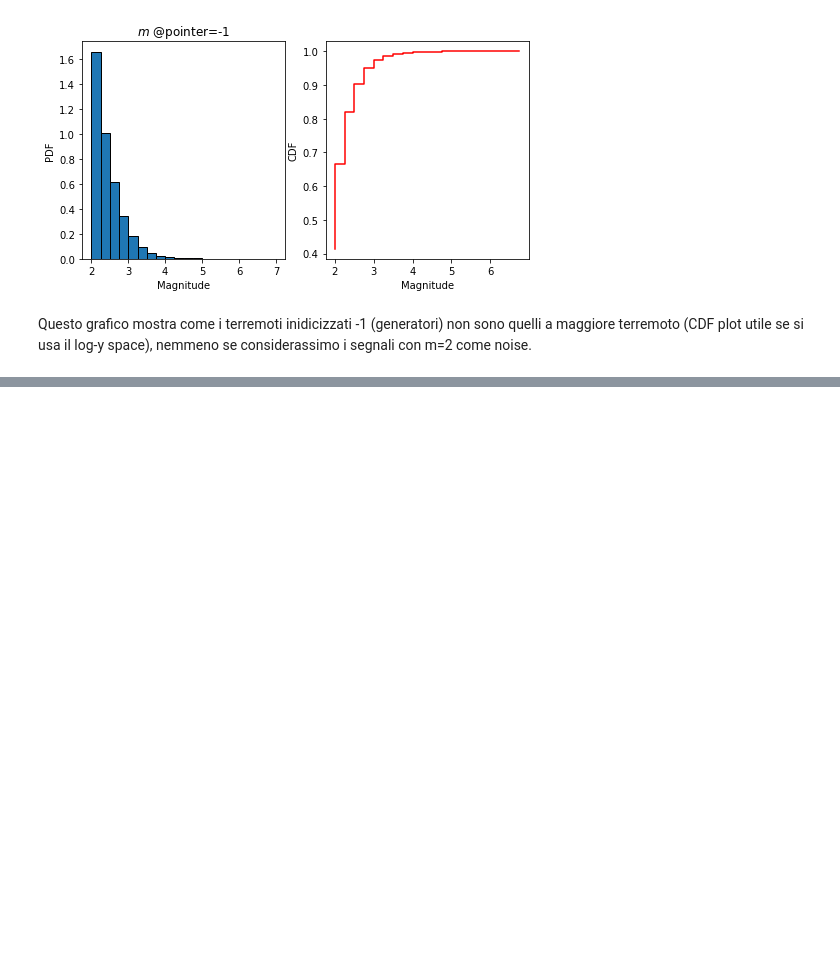
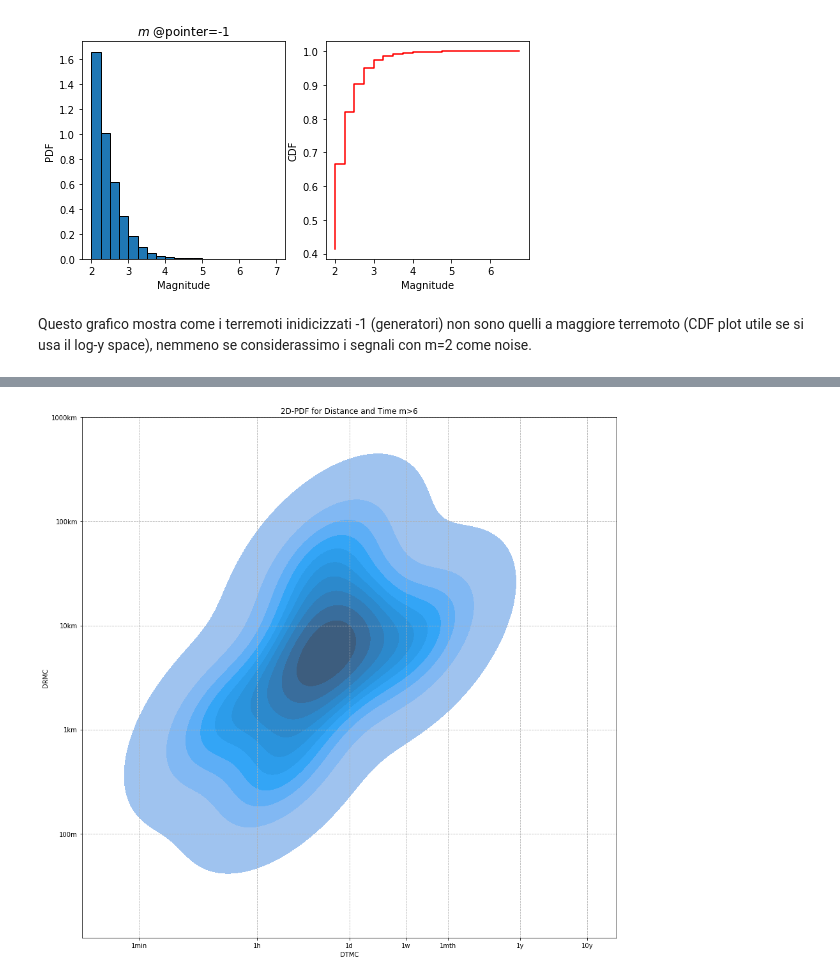
Before and after one commit to andreazanola98/Earthquake-Data-Analysis, a Jupyter notebook: Andrea.ipynb, the cells around one changed output, grey strips where cells are left out. Saved outputs shown, nothing was run; the diff lists cells and outputs as text; code cells hidden in the pictures; blank space fills up the shorter version.

```diff
--- a/Andrea.ipynb
+++ b/Andrea.ipynb
@@ -113,0 +160,18 @@ counts, bins, bars = axs.hist(dtmc/(60*60*24), bins=np.linspace(0,700,70),edgeco
+# %%
+import seaborn as sns
+fig0, ax = plt.subplots(figsize=(15,15))
+dfr=pd.DataFrame({'dtmc': dtmc/c, 'drmc': drmc/1000})
+sns.kdeplot(x=np.log10(dfr['dtmc']), y=np.log10(dfr['drmc']),fill='true',ax=ax,
+            levels=[0.01,0.1,0.2,0.3,0.4,0.5,0.6,0.7,0.8,0.9,1]);
+ax.set_xlabel('DTMC');
+ax.set_ylabel('DRMC');
+ax.set_title('2D-PDF for Distance and Time m>%.0f'%mth)
+ax.set_xticks([-3.15,-1.38,0,0.85,1.48,2.56,3.56]) #-3.15 -> 1min  -- -4.93 -> 1sec
+ax.set_xticklabels(['1min','1h','1d','1w','1mth','1y','10y']);
+ax.set_yticks([-1,0,1,2,3,4])
+ax.set_yticklabels(['100m','1km','10km','100km','1000km','10000km']);
+ax.set_xlim(-4,4);
+ax.set_ylim(-2,3);
+ax.grid(which='both',b=1, linestyle='dashed')
+# %% [output]
+[figure, added]
```
Also changed, not shown: parts of 8 cells of this notebook.
